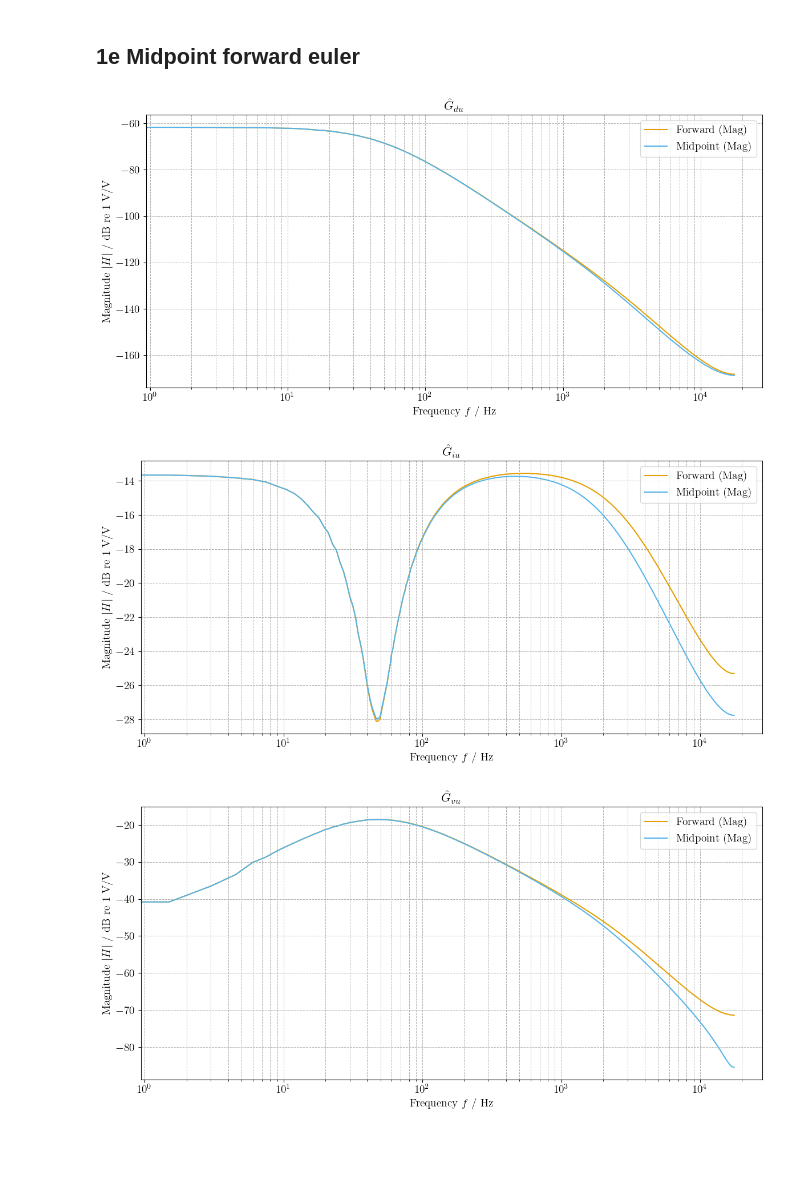
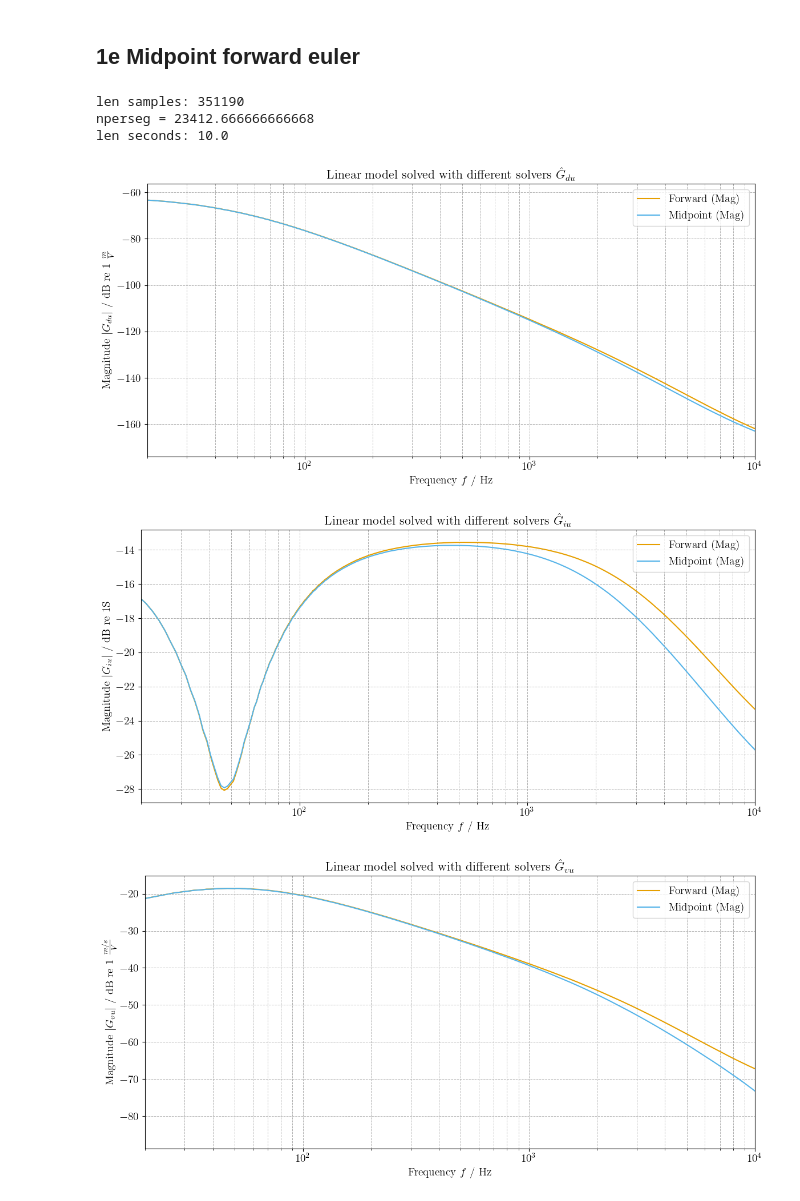
Before and after one commit to istlf/non-linear-transducers-project, a Jupyter notebook: Lab E - part 1.ipynb, the cells around one changed output. Saved outputs shown, nothing was run; the diff lists cells and outputs as text; code cells hidden in the pictures; blank space fills up the shorter version.

```diff
--- a/Lab E - part 1.ipynb
+++ b/Lab E - part 1.ipynb
@@ -58,7 +58,7 @@ u = pink_noise_20Hz
 x = util.solve_forward_euler(F, G, u, x0, fs)
 X = np.array([x[:,0], x[:,1], x[:,2]])
 
-G_iu_forward, G_du_forward, G_vu_forward, f = util.welch(u, X, fs)
+G_iu_forward, G_du_forward, G_vu_forward, f = util.welchie(u, X, fs)
 
 G_iu_mag_db_forward, G_iu_phase_forward, G_iu_mag_lin_forward  = engutil.tf_to_magphase(G_iu_forward)
 G_du_mag_db_forward, G_du_phase_forward, G_du_mag_lin_forward  = engutil.tf_to_magphase(G_du_forward)
@@ -126,23 +130,26 @@ TIMD: 0.00015058463587198272
 # %%
 x = util.midpoint_forward_euler(F, G, u, x0, fs)
 X = np.array([x[:,0], x[:,1], x[:,2]])
 
-G_iu_midpoint, G_du_midpoint, G_vu_midpoint, f = util.welch(u, X, fs)
+G_iu_midpoint, G_du_midpoint, G_vu_midpoint, f = util.welchie(u, X, fs)
 
 G_iu_mag_db_midpoint, G_iu_phase_midpoint, G_iu_mag_lin_midpoint  = engutil.tf_to_magphase(G_iu_midpoint)
 G_du_mag_db_midpoint, G_du_phase_midpoint, G_du_mag_lin_midpoint  = engutil.tf_to_magphase(G_du_midpoint)
 G_vu_mag_db_midpoint, G_vu_phase_midpoint, G_vu_mag_lin_midpoint  = engutil.tf_to_magphase(G_vu_midpoint)
 
 # engutil.plot_bode(f, [(G_du_mag_db_midpoint, None)], legends=["$\\hat{G}_{du}$"], title="$\\hat{G}_{du}$")
 # engutil.plot_bode(f, [(G_iu_mag_db_midpoint, None)], legends=["$\\hat{G}_{iu}$"], title="$\\hat{G}_{iu}$")
 # engutil.plot_bode(f, [(G_vu_mag_db_midpoint, None)], legends=["$\\hat{G}_{vu}$"], title="$\\hat{G}_{vu}$")
 
-engutil.plot_bode(f, [(G_du_mag_db_forward, None),(G_du_mag_db_midpoint, None)], legends=["Forward", "Midpoint"], title="$\\hat{G}_{du}$")
-engutil.plot_bode(f, [(G_iu_mag_db_forward, None),(G_iu_mag_db_midpoint, None)], legends=["Forward", "Midpoint"], title="$\\hat{G}_{iu}$")
-engutil.plot_bode(f, [(G_vu_mag_db_forward, None),(G_vu_mag_db_midpoint, None)], legends=["Forward", "Midpoint"], title="$\\hat{G}_{vu}$")
+engutil.plot_bode(f, [(G_du_mag_db_forward, None),(G_du_mag_db_midpoint, None)], legends=["Forward", "Midpoint"], title="Linear model solved with different solvers $\\hat{G}_{du}$", xlim=[20, 10e3], ylabel_left="Magnitude $\\left | {G}_{du} \\right |$ / dB re 1 $\\frac{m}{V}$", save_loc="figures/linear_forward_midpoint_Gdu")
+engutil.plot_bode(f, [(G_iu_mag_db_forward, None),(G_iu_mag_db_midpoint, None)], legends=["Forward", "Midpoint"], title="Linear model solved with different solvers $\\hat{G}_{iu}$", xlim=[20, 10e3], ylabel_left="Magnitude $\\left | {G}_{iu} \\right |$ / dB re 1S", save_loc="figures/linear_forward_midpoint_Giu")
+engutil.plot_bode(f, [(G_vu_mag_db_forward, None),(G_vu_mag_db_midpoint, None)], legends=["Forward", "Midpoint"], title="Linear model solved with different solvers $\\hat{G}_{vu}$", xlim=[20, 10e3], ylabel_left="Magnitude $\\left | {G}_{vu} \\right |$ / dB re 1 $\\frac{m/s}{V}$", save_loc="figures/linear_forward_midpoint_Gvu")
 # %% [output]
+len samples: 351190
+nperseg = 23412.666666666668
+len seconds: 10.0
-[figure, old version]
+[figure, new version]
-[figure, old version]
+[figure, new version]
-[figure, old version]
+[figure, new version]
 # %% [markdown]
 ![image.png](attachment:image.png)
```
Also changed, not shown: parts of 2 cells of this notebook, 9 other files.
